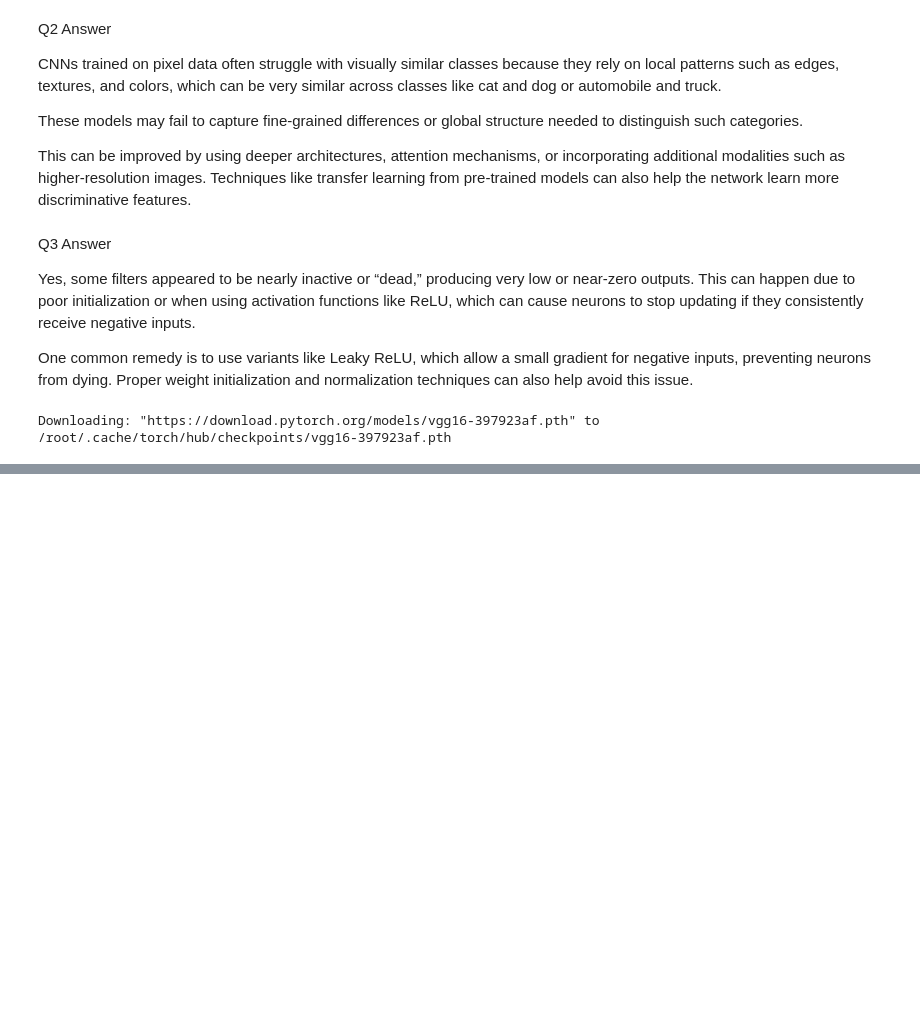
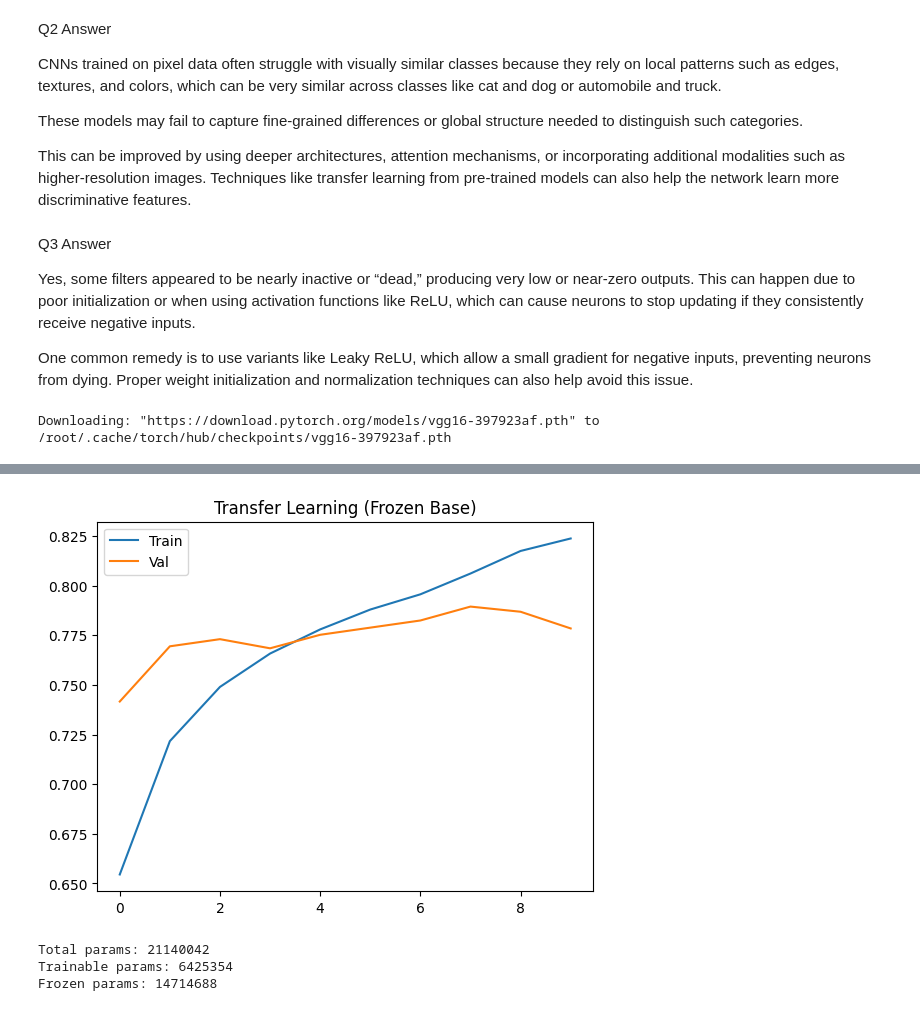
Before and after one commit to Harshactinium07/ML-Assignment, a Jupyter notebook: Assignment-ML-LAB.ipynb, the cells around one changed output, grey strips where cells are left out. Cells and saved outputs as stored; diff of their text form; code cells hidden in the pictures; blank space fills up the shorter version.

```diff
--- a/Assignment-ML-LAB.ipynb
+++ b/Assignment-ML-LAB.ipynb
@@ -1291,3 +1291,33 @@ for param in model.features.parameters():
     param.requires_grad = False
 # %% [output]
 Downloading: "https://download.pytorch.org/models/vgg16-397923af.pth" to /root/.cache/torch/hub/checkpoints/vgg16-397923af.pth
+# %%
+model.classifier = nn.Sequential(
+    nn.Linear(25088, 256),
+    nn.ReLU(),
+    nn.Dropout(0.5),
+    nn.Linear(256, 10)
+)
+
+model = model.to(device)
+# %%
+from torchvision import transforms
+
+transform = transforms.Compose([
+    transforms.Resize((96,96)),   # as required
+    transforms.ToTensor()
+])
+# %%
+from torchvision import datasets
+from torch.utils.data import DataLoader, random_split
+
+dataset = datasets.CIFAR10(root='./data', train=True,
+                           transform=transform, download=True)
+
+train_size = int(0.9 * len(dataset))
+val_size = len(dataset) - train_size
+
+train_dataset, val_dataset = random_split(dataset, [train_size, val_size])
+
+train_loader = DataLoader(train_dataset, batch_size=64, shuffle=True)
+val_loader = DataLoader(val_dataset, batch_size=64)
@@ -1293,0 +1378,23 @@ Downloading: "https://download.pytorch.org/models/vgg16-397923af.pth" to /root/.
+# %%
+import matplotlib.pyplot as plt
+
+plt.plot(train_accs, label="Train")
+plt.plot(val_accs, label="Val")
+
+plt.legend()
+plt.title("Transfer Learning (Frozen Base)")
+plt.savefig("tl_frozen.png")
+plt.show()
+# %% [output]
+[figure, added]
+# %%
+total = sum(p.numel() for p in model.parameters())
+trainable = sum(p.numel() for p in model.parameters() if p.requires_grad)
+
+print("Total params:", total)
+print("Trainable params:", trainable)
+print("Frozen params:", total - trainable)
+# %% [output]
+Total params: 21140042
+Trainable params: 6425354
+Frozen params: 14714688
```
Also changed, not shown: parts of 2 cells of this notebook.
